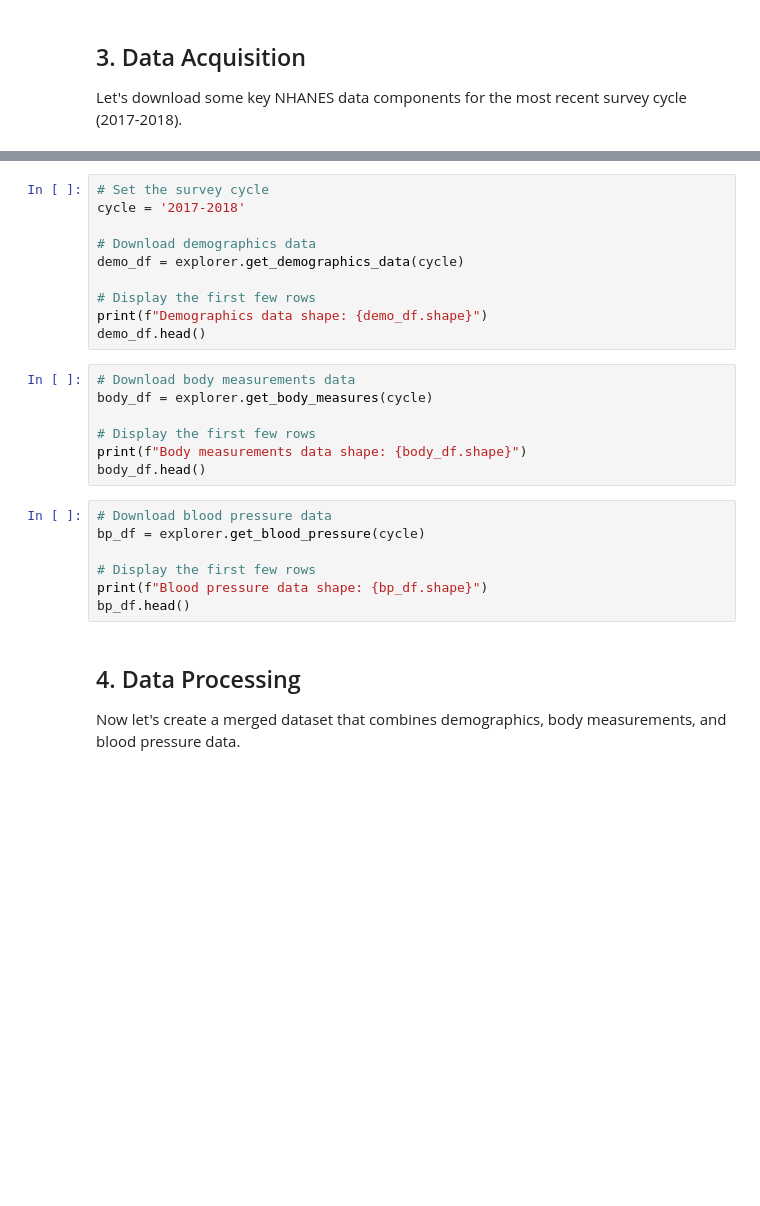
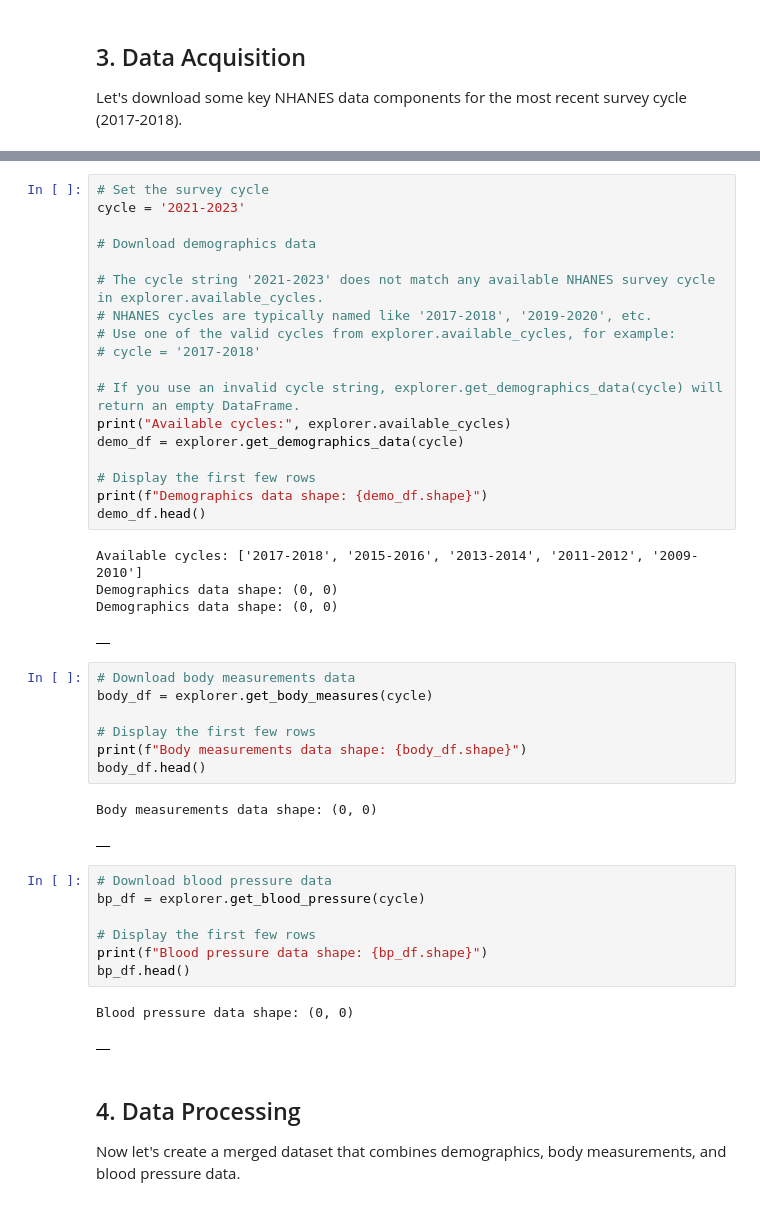
Before and after one commit to paulboys/PopHealth-Observatory, a Jupyter notebook: nhanes_explorer_demo.ipynb, the cells around one changed output, grey strips where cells are left out. Cells and saved outputs as stored; diff of their text form; blank space fills up the shorter version.

```diff
--- a/nhanes_explorer_demo.ipynb
+++ b/nhanes_explorer_demo.ipynb
@@ -47,13 +136,26 @@ Let's download some key NHANES data components for the most recent survey cycle
 # %%
 # Set the survey cycle
-cycle = '2017-2018'
+cycle = '2021-2023'
 
 # Download demographics data
+
+# The cycle string '2021-2023' does not match any available NHANES survey cycle in explorer.available_cycles.
+# NHANES cycles are typically named like '2017-2018', '2019-2020', etc.
+# Use one of the valid cycles from explorer.available_cycles, for example:
+# cycle = '2017-2018'
+
+# If you use an invalid cycle string, explorer.get_demographics_data(cycle) will return an empty DataFrame.
+print("Available cycles:", explorer.available_cycles)
 demo_df = explorer.get_demographics_data(cycle)
 
 # Display the first few rows
 print(f"Demographics data shape: {demo_df.shape}")
 demo_df.head()
+# %% [output]
+Available cycles: ['2017-2018', '2015-2016', '2013-2014', '2011-2012', '2009-2010']
+Demographics data shape: (0, 0)
+Demographics data shape: (0, 0)
+|  |
 # %%
 # Download body measurements data
 body_df = explorer.get_body_measures(cycle)
@@ -61,6 +163,9 @@ body_df = explorer.get_body_measures(cycle)
 # Display the first few rows
 print(f"Body measurements data shape: {body_df.shape}")
 body_df.head()
+# %% [output]
+Body measurements data shape: (0, 0)
+|  |
 # %%
 # Download blood pressure data
 bp_df = explorer.get_blood_pressure(cycle)
@@ -68,6 +173,9 @@ bp_df = explorer.get_blood_pressure(cycle)
 # Display the first few rows
 print(f"Blood pressure data shape: {bp_df.shape}")
 bp_df.head()
+# %% [output]
+Blood pressure data shape: (0, 0)
+|  |
 # %% [markdown]
 ## 4. Data Processing
 
```
Also changed, not shown: parts of 7 cells of this notebook, 3 other files.
